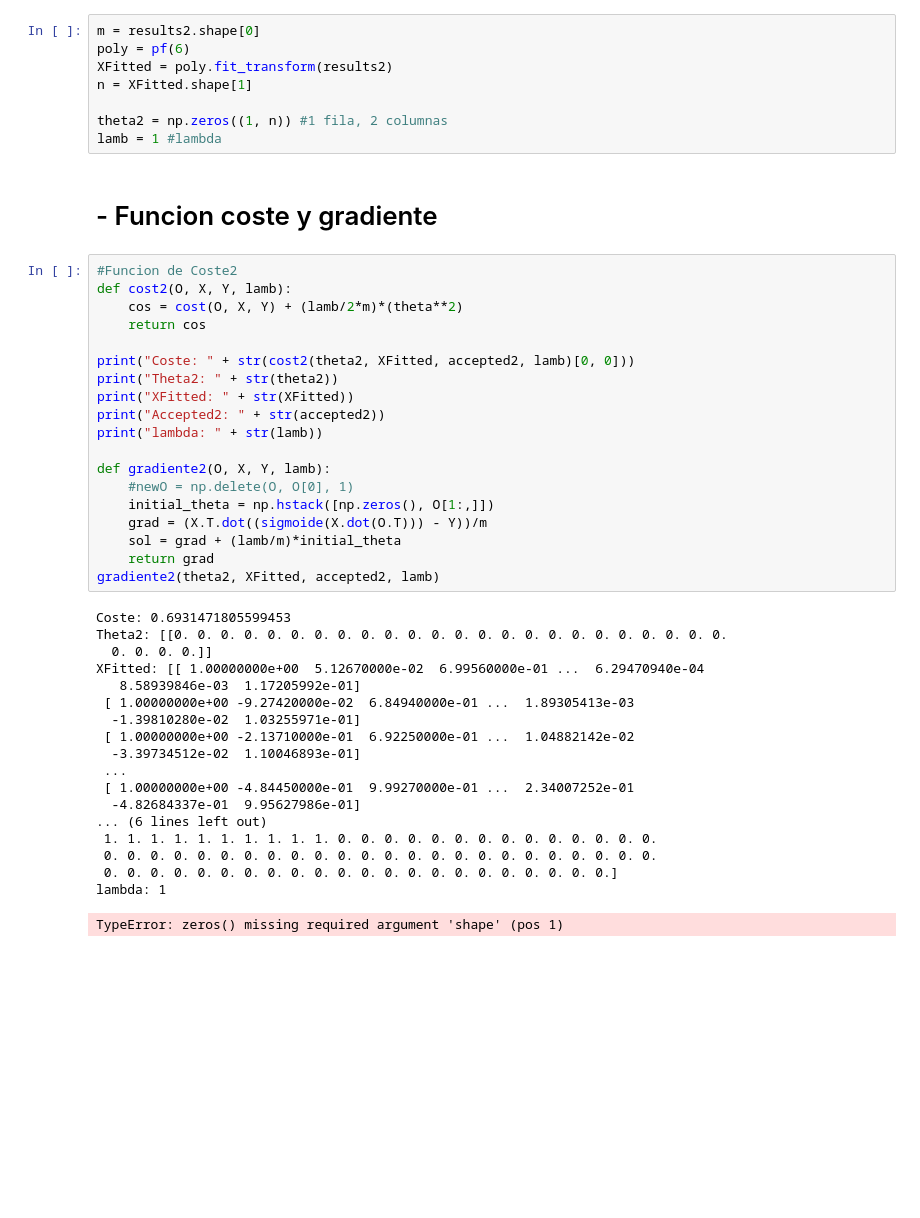
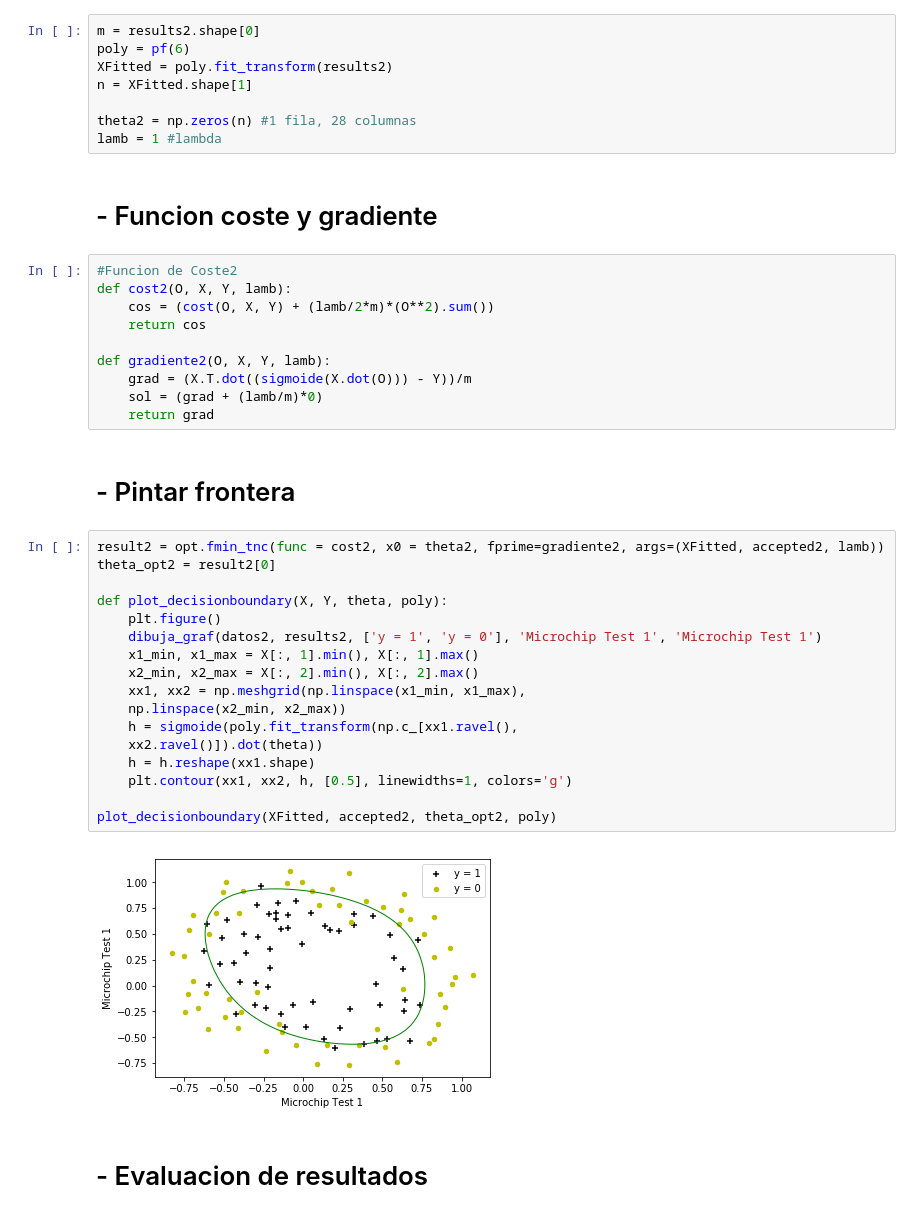
Before and after one commit to Filinouns/AAMD, a Jupyter notebook: P2_AA.ipynb, the cells around one changed output. Saved outputs shown, nothing was run; the diff lists cells and outputs as text; blank space fills up the shorter version.

```diff
--- a/P2_AA.ipynb
+++ b/P2_AA.ipynb
@@ -140,45 +140,40 @@ poly = pf(6)
 XFitted = poly.fit_transform(results2)
 n = XFitted.shape[1]
 
-theta2 = np.zeros((1, n)) #1 fila, 2 columnas
+theta2 = np.zeros(n) #1 fila, 28 columnas
 lamb = 1 #lambda
 # %% [markdown]
 # - Funcion coste y gradiente
 # %%
 #Funcion de Coste2
 def cost2(O, X, Y, lamb):
-    cos = cost(O, X, Y) + (lamb/2*m)*(theta**2)
+    cos = (cost(O, X, Y) + (lamb/2*m)*(O**2).sum())
     return cos
 
-print("Coste: " + str(cost2(theta2, XFitted, accepted2, lamb)[0, 0]))
-print("Theta2: " + str(theta2))
-print("XFitted: " + str(XFitted))
-print("Accepted2: " + str(accepted2))
-print("lambda: " + str(lamb))
-
 def gradiente2(O, X, Y, lamb):
-    #newO = np.delete(O, O[0], 1)
-    initial_theta = np.hstack([np.zeros(), O[1:,]])
-    grad = (X.T.dot((sigmoide(X.dot(O.T))) - Y))/m
-    sol = grad + (lamb/m)*initial_theta
+    grad = (X.T.dot((sigmoide(X.dot(O))) - Y))/m
+    sol = (grad + (lamb/m)*0)
     return grad
-gradiente2(theta2, XFitted, accepted2, lamb)
-# %% [output]
-Coste: 0.6931471805599453
-Theta2: [[0. 0. 0. 0. 0. 0. 0. 0. 0. 0. 0. 0. 0. 0. 0. 0. 0. 0. 0. 0. 0. 0. 0. 0.
-  0. 0. 0. 0.]]
-XFitted: [[ 1.00000000e+00  5.12670000e-02  6.99560000e-01 ...  6.29470940e-04
-   8.58939846e-03  1.17205992e-01]
- [ 1.00000000e+00 -9.27420000e-02  6.84940000e-01 ...  1.89305413e-03
-  -1.39810280e-02  1.03255971e-01]
- [ 1.00000000e+00 -2.13710000e-01  6.92250000e-01 ...  1.04882142e-02
-  -3.39734512e-02  1.10046893e-01]
- ...
- [ 1.00000000e+00 -4.84450000e-01  9.99270000e-01 ...  2.34007252e-01
-  -4.82684337e-01  9.95627986e-01]
-... (6 lines left out)
- 1. 1. 1. 1. 1. 1. 1. 1. 1. 1. 0. 0. 0. 0. 0. 0. 0. 0. 0. 0. 0. 0. 0. 0.
- 0. 0. 0. 0. 0. 0. 0. 0. 0. 0. 0. 0. 0. 0. 0. 0. 0. 0. 0. 0. 0. 0. 0. 0.
- 0. 0. 0. 0. 0. 0. 0. 0. 0. 0. 0. 0. 0. 0. 0. 0. 0. 0. 0. 0. 0. 0.]
-lambda: 1
-TypeError: zeros() missing required argument 'shape' (pos 1)
+# %% [markdown]
+# - Pintar frontera
+# %%
+result2 = opt.fmin_tnc(func = cost2, x0 = theta2, fprime=gradiente2, args=(XFitted, accepted2, lamb))
+theta_opt2 = result2[0]
+
+def plot_decisionboundary(X, Y, theta, poly):
+    plt.figure()
+    dibuja_graf(datos2, results2, ['y = 1', 'y = 0'], 'Microchip Test 1', 'Microchip Test 1')
+    x1_min, x1_max = X[:, 1].min(), X[:, 1].max()
+    x2_min, x2_max = X[:, 2].min(), X[:, 2].max()
+    xx1, xx2 = np.meshgrid(np.linspace(x1_min, x1_max),
+    np.linspace(x2_min, x2_max))
+    h = sigmoide(poly.fit_transform(np.c_[xx1.ravel(),
+    xx2.ravel()]).dot(theta))
+    h = h.reshape(xx1.shape)
+    plt.contour(xx1, xx2, h, [0.5], linewidths=1, colors='g')
+
+plot_decisionboundary(XFitted, accepted2, theta_opt2, poly)
+# %% [output]
+[figure, added]
+# %% [markdown]
+# - Evaluacion de resultados
```
Also changed, not shown: parts of 2 cells of this notebook, 3 other files.
